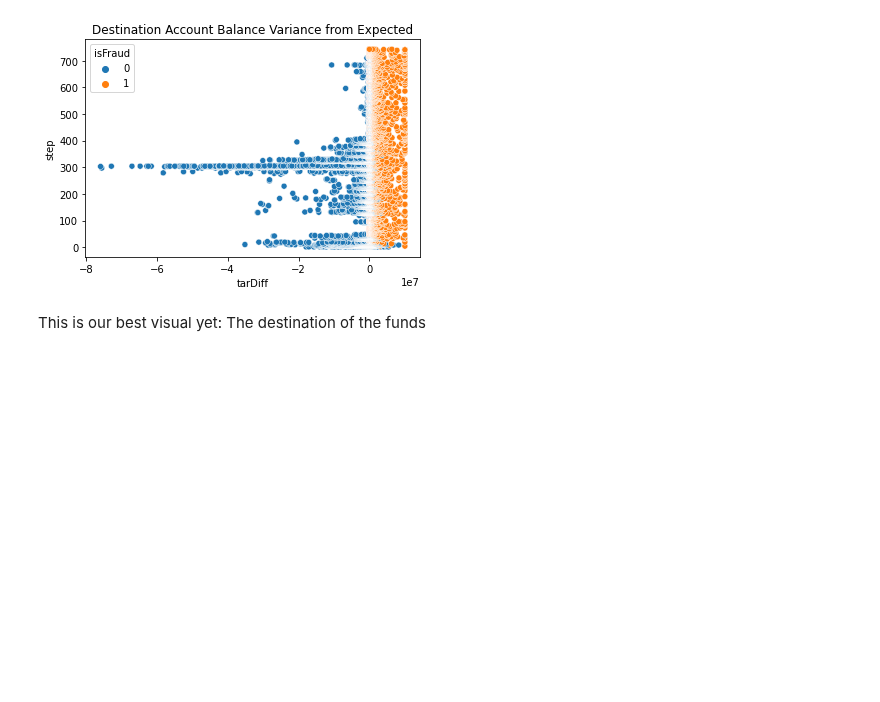
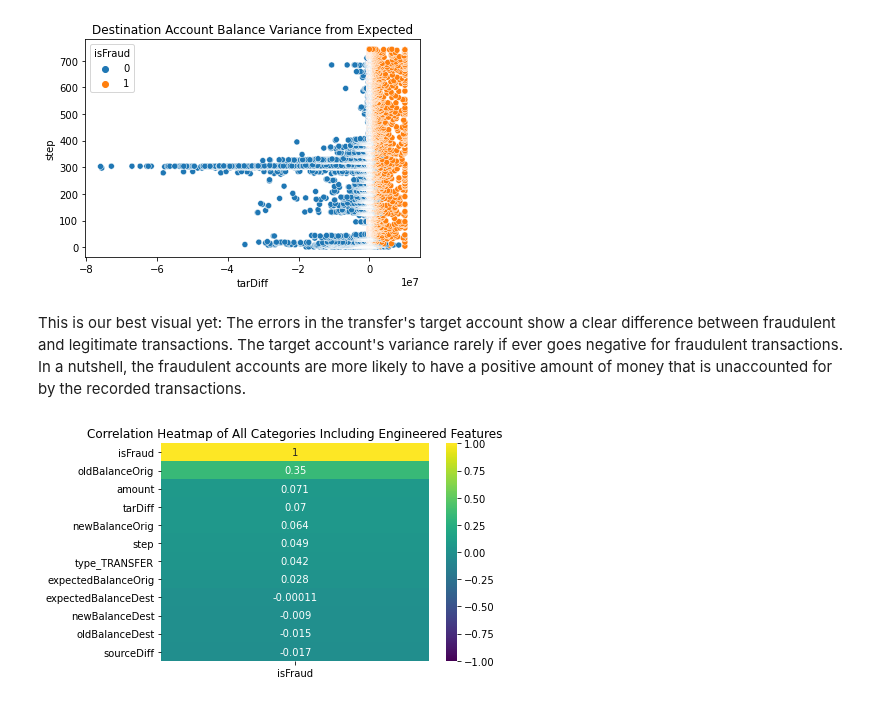
Before and after one commit to kduane/fake_fraud, a Jupyter notebook: eda.ipynb, the cells around one changed output. Cells and saved outputs as stored; diff of their text form; code cells hidden in the pictures; blank space fills up the shorter version.

```diff
--- a/eda.ipynb
+++ b/eda.ipynb
@@ -355,5 +376,15 @@ plt.title('Destination Account Balance Variance from Expected')
 plt.savefig('./imgs/tarAccountVariance.jpg')
 # %% [output]
 [figure]
-# %% [markdown]
-This is our best visual yet:  The destination of the funds
+# %% [markdown]
+This is our best visual yet:  The errors in the transfer's target account show a clear difference between fraudulent and legitimate transactions.  The target account's variance rarely if ever goes negative for fraudulent transactions. In a nutshell, the fraudulent accounts are more likely to have a positive amount of money that is unaccounted for by the recorded transactions.
+# %%
+sns.heatmap(df.corr()[['isFraud']].sort_values(by = 'isFraud', ascending = False),
+            vmin = -1,
+            vmax = 1,
+            cmap = 'viridis',
+            annot = True)
+plt.title('Correlation Heatmap of All Categories Including Engineered Features')
+plt.savefig('./imgs/correlationHeatmap.jpg')
+# %% [output]
+[figure, added]
```
Also changed, not shown: parts of 8 cells of this notebook, 6 other files.
